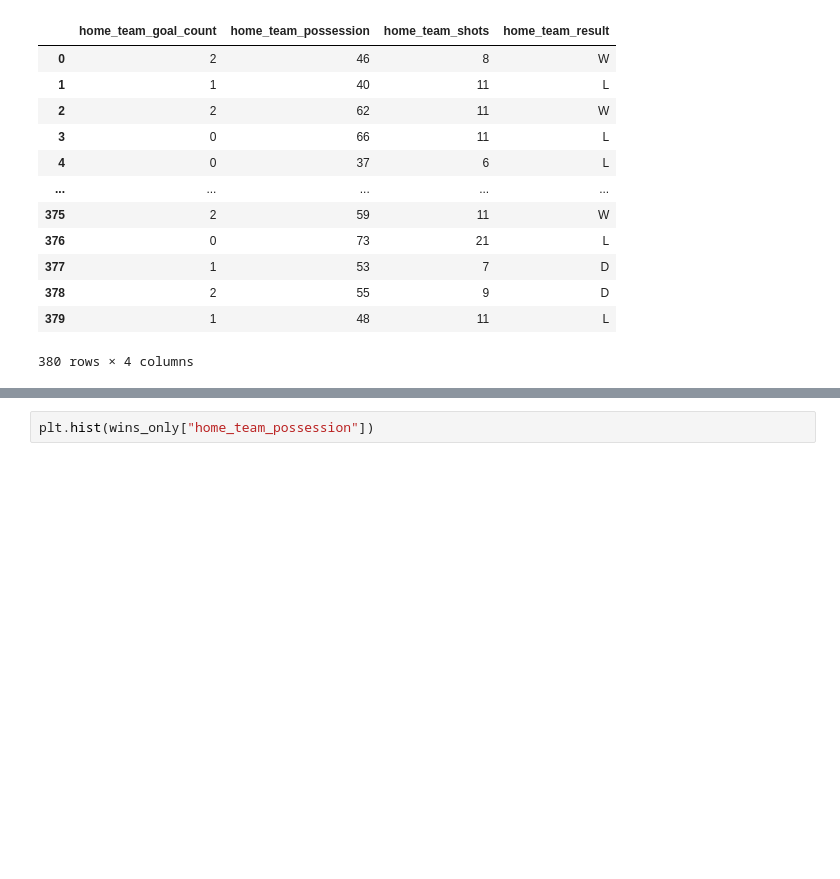
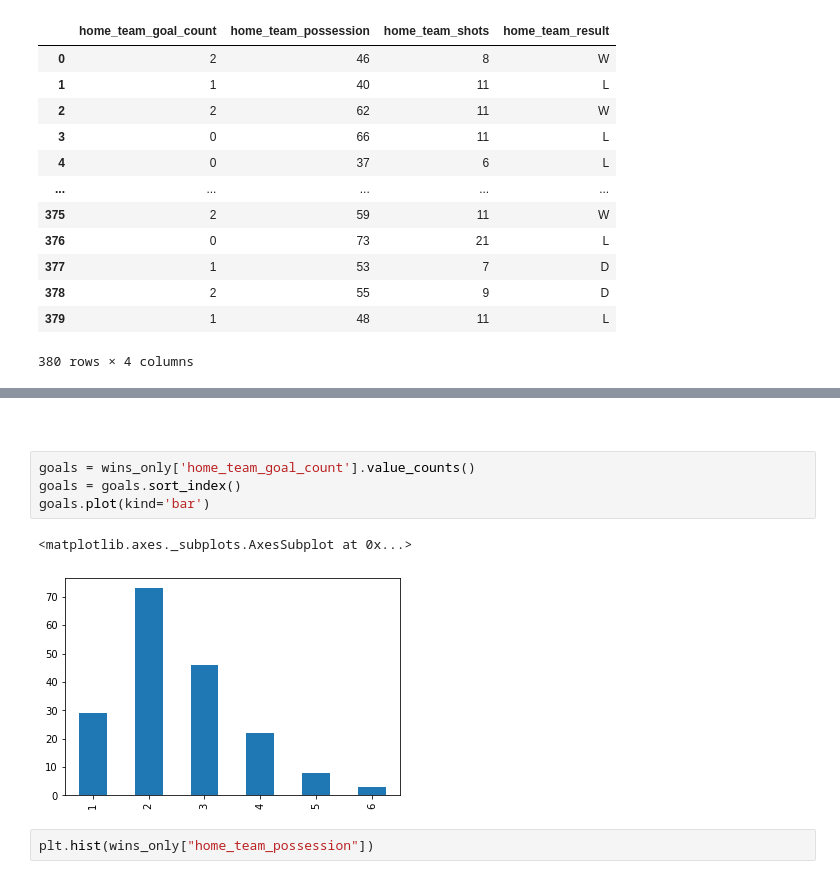
Before and after one commit to colm-o-caoimh/FootballSimulation, a Jupyter notebook: PDA_Project2020.ipynb, the cells around one changed output, grey strips where cells are left out. Saved outputs shown, nothing was run; the diff lists cells and outputs as text; blank space fills up the shorter version.

```diff
--- a/PDA_Project2020.ipynb
+++ b/PDA_Project2020.ipynb
@@ -223,3 +246,12 @@ Name: home_team_goal_count, dtype: int64
+# %% [markdown]
+<br>
+# %%
+goals = wins_only['home_team_goal_count'].value_counts()
+goals = goals.sort_index()
+goals.plot(kind='bar')
+# %% [output]
+<matplotlib.axes._subplots.AxesSubplot at 0x...>
+[figure, added]
 # %%
 plt.hist(wins_only["home_team_possession"])
 # %% [output]
```
Also changed, not shown: parts of 19 cells of this notebook.
